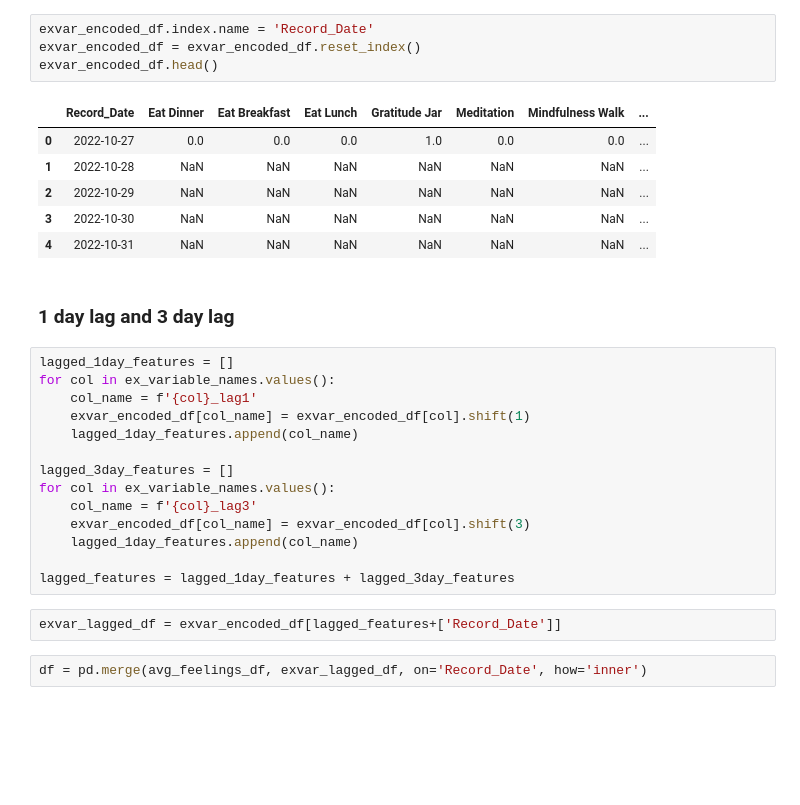
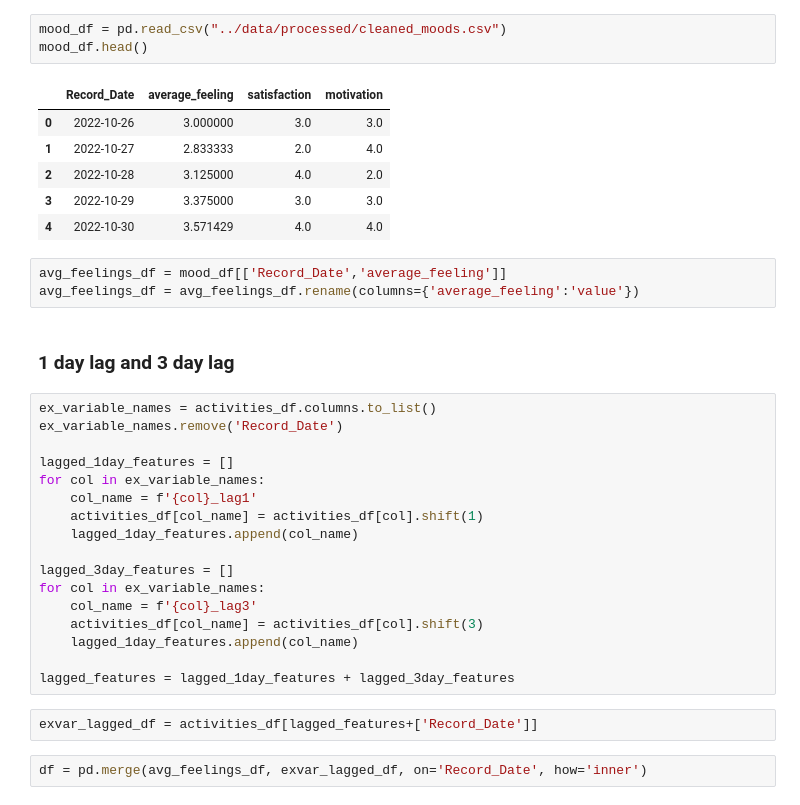
Before and after one commit to kaley-neufeld/Mental-Health-Project, a Jupyter notebook: notebooks/feature_engineering.ipynb, the cells around one changed output. Drawn from its saved outputs; the diff is of its cells as text; blank space fills up the shorter version.

```diff
--- a/notebooks/feature_engineering.ipynb
+++ b/notebooks/feature_engineering.ipynb
@@ -143,32 +31,37 @@ exvar_encoded_df.head()
-# %%
-exvar_encoded_df.index.name = 'Record_Date'
-exvar_encoded_df = exvar_encoded_df.reset_index()
-exvar_encoded_df.head()
-# %% [output]
-|  | Record_Date | Eat Dinner | Eat Breakfast | Eat Lunch | Gratitude Jar | Meditation | Mindfulness Walk | ... |
-| 0 | 2022-10-27 | 0.0 | 0.0 | 0.0 | 1.0 | 0.0 | 0.0 | ... |
-| 1 | 2022-10-28 | NaN | NaN | NaN | NaN | NaN | NaN | ... |
-| 2 | 2022-10-29 | NaN | NaN | NaN | NaN | NaN | NaN | ... |
-| 3 | 2022-10-30 | NaN | NaN | NaN | NaN | NaN | NaN | ... |
-| 4 | 2022-10-31 | NaN | NaN | NaN | NaN | NaN | NaN | ... |
+# %%
+mood_df = pd.read_csv("../data/processed/cleaned_moods.csv")
+mood_df.head()
+# %% [output]
+|  | Record_Date | average_feeling | satisfaction | motivation |
+| 0 | 2022-10-26 | 3.000000 | 3.0 | 3.0 |
+| 1 | 2022-10-27 | 2.833333 | 2.0 | 4.0 |
+| 2 | 2022-10-28 | 3.125000 | 4.0 | 2.0 |
+| 3 | 2022-10-29 | 3.375000 | 3.0 | 3.0 |
+| 4 | 2022-10-30 | 3.571429 | 4.0 | 4.0 |
+# %%
+avg_feelings_df = mood_df[['Record_Date','average_feeling']]
+avg_feelings_df = avg_feelings_df.rename(columns={'average_feeling':'value'})
 # %% [markdown]
 ### 1 day lag and 3 day lag
 # %%
+ex_variable_names = activities_df.columns.to_list()
+ex_variable_names.remove('Record_Date')
+
 lagged_1day_features = []
-for col in ex_variable_names.values():
+for col in ex_variable_names:
     col_name = f'{col}_lag1'
-    exvar_encoded_df[col_name] = exvar_encoded_df[col].shift(1)
+    activities_df[col_name] = activities_df[col].shift(1)
     lagged_1day_features.append(col_name)
 
 lagged_3day_features = []
-for col in ex_variable_names.values():
+for col in ex_variable_names:
     col_name = f'{col}_lag3'
-    exvar_encoded_df[col_name] = exvar_encoded_df[col].shift(3)
+    activities_df[col_name] = activities_df[col].shift(3)
     lagged_1day_features.append(col_name)
 
 lagged_features = lagged_1day_features + lagged_3day_features
 # %%
-exvar_lagged_df = exvar_encoded_df[lagged_features+['Record_Date']]
+exvar_lagged_df = activities_df[lagged_features+['Record_Date']]
 # %%
 df = pd.merge(avg_feelings_df, exvar_lagged_df, on='Record_Date', how='inner')
 # %%
```
Also changed, not shown: parts of 17 cells of this notebook, 2 other files.
